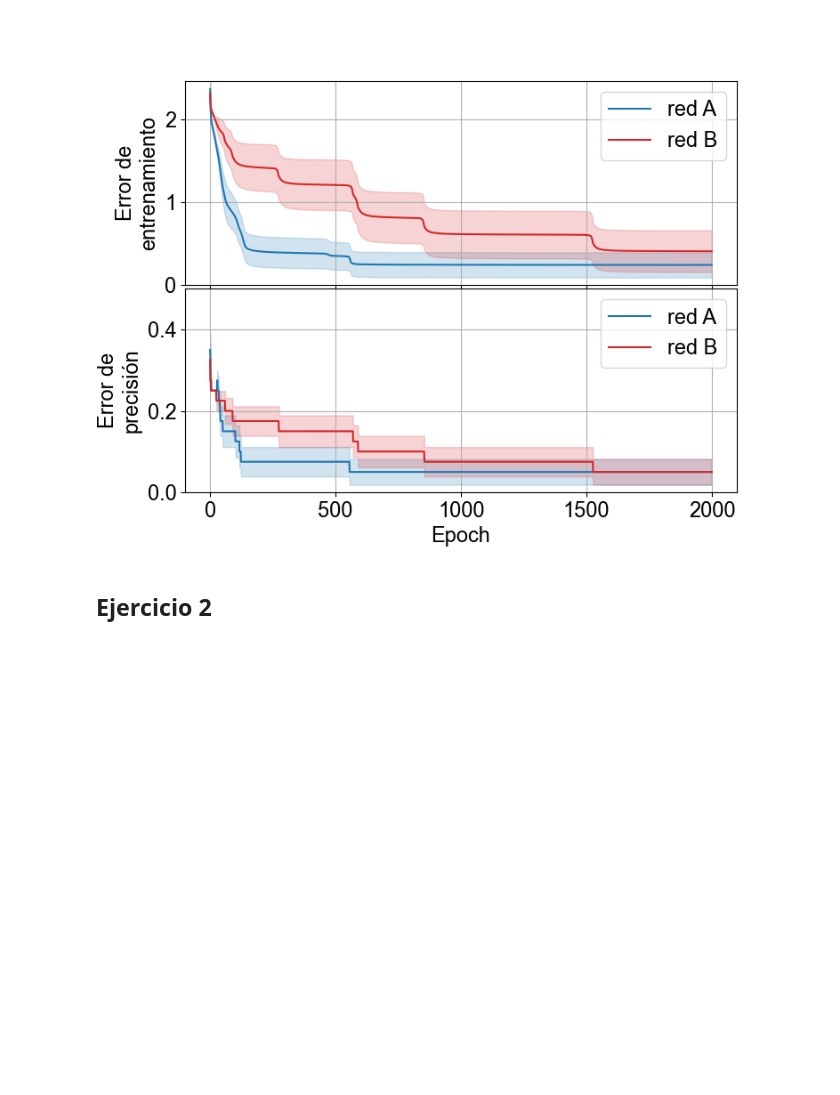
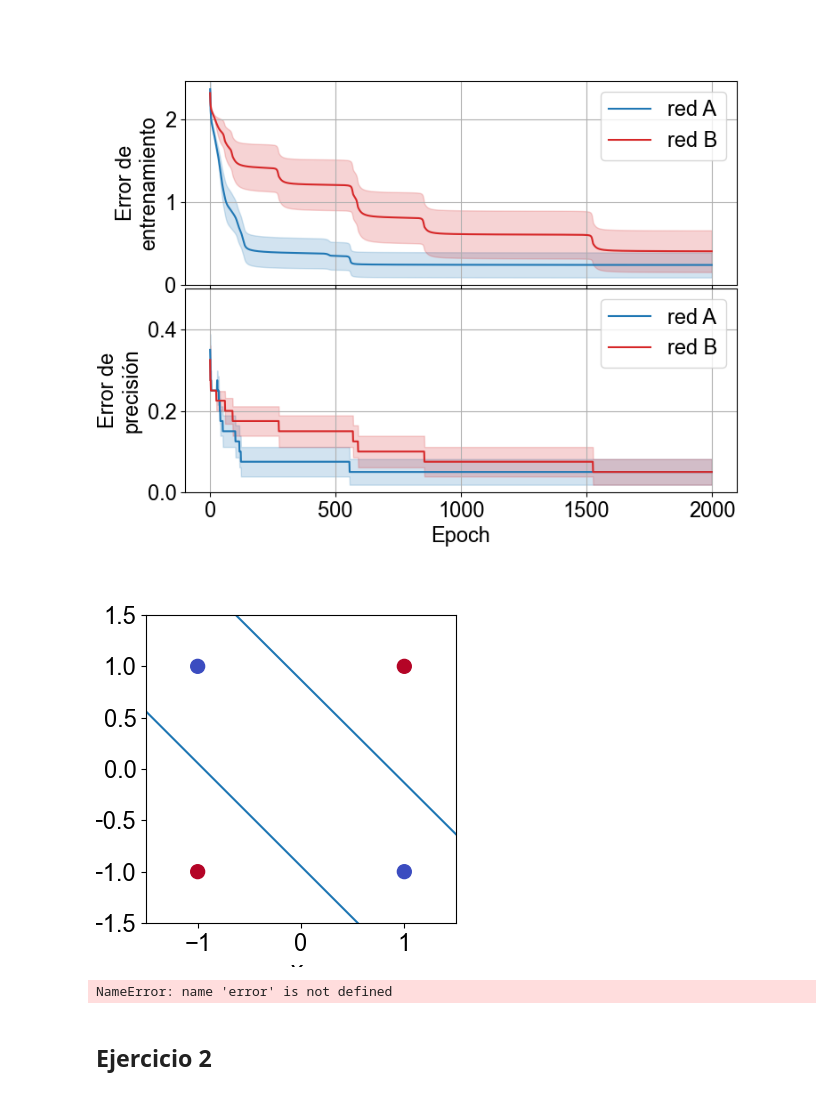
Before and after one commit to Lupama2/RedesNeuronales, a Jupyter notebook: Practicas/practica_4/practica_4_ej_1_y_2.ipynb, the cells around one changed output. Drawn from its saved outputs; the diff is of its cells as text; code cells hidden in the pictures; blank space fills up the shorter version.

```diff
--- a/Practicas/practica_4/practica_4_ej_1_y_2.ipynb
+++ b/Practicas/practica_4/practica_4_ej_1_y_2.ipynb
@@ -206,11 +206,13 @@ def aprendizaje_redes(N_CI, N_epochs, red, x_data, y_data, eta = 0.1):
     validation_mean = np.mean(validation_matrix, axis = 0)
     validation_std = np.std(validation_matrix, axis = 0)/np.sqrt(N_CI)
 
-    return e_loss_mean, e_loss_std, validation_mean, validation_std
+    red_final = model_A[0]
 
-A_e_loss_mean, A_e_loss_std, A_validation_mean, A_validation_std = aprendizaje_redes(N_CI, N_epochs, red_A, x_data, y_data)
+    return e_loss_mean, e_loss_std, validation_mean, validation_std, red_final
 
-B_e_loss_mean, B_e_loss_std, B_validation_mean, B_validation_std = aprendizaje_redes(N_CI, N_epochs, red_B, x_data, y_data)
+A_e_loss_mean, A_e_loss_std, A_validation_mean, A_validation_std, A_red_final = aprendizaje_redes(N_CI, N_epochs, red_A, x_data, y_data)
+
+B_e_loss_mean, B_e_loss_std, B_validation_mean, B_validation_std, B_red_final = aprendizaje_redes(N_CI, N_epochs, red_B, x_data, y_data)
 # %%
 #Grafico
 
@@ -247,6 +249,45 @@ plt.show()
 fig.savefig("Figures/ej_1.pdf", bbox_inches='tight')
 # %% [output]
 [figure]
+# %%
+#Grafico x_data
+fig, ax = plt.subplots(1, 1, figsize = (4,4))
+
+ax.scatter(x_data[:,0], x_data[:,1], c = y_data, cmap = "coolwarm", s = 100)
+#Añado el hiperplano definido por los pesos de cada red
+x_vec = np.linspace(-1.5, 1.5, 100)
+A_pesos_1 = A_red_final["pesos"][0]
+A_pesos_2 = A_red_final["pesos"][1]
+B_pesos_1 = B_red_final["pesos"][0]
+B_pesos_2 = B_red_final["pesos"][1]
+
+#Red A
+y_vec_A_1_1 = -(A_pesos_1[0,0]*x_vec + A_pesos_1[2,0])/A_pesos_1[1,0]
+y_vec_A_1_2 = -(A_pesos_1[0,1]*x_vec + A_pesos_1[2,1])/A_pesos_1[1,1]
+y_vec_A_2 = -(A_pesos_2[0]*x_vec + A_pesos_2[2])/A_pesos_2[1]
+
+
+
+
+ax.plot(x_vec, y_vec_A_1_1, label = "Red A", color = "tab:blue")
+ax.plot(x_vec, y_vec_A_1_2, label = "Red A", color = "tab:blue")
+# ax.plot(x_vec, y_vec_A_2, label = "Red A", color = "tab:blue") #Qué significa este w?
+
+
+
+ax.set_xlabel("$x_1$")
+ax.set_ylabel("$x_2$")
+ax.set_xlim([-1.5, 1.5])
+ax.set_ylim([-1.5, 1.5])
+# ax.set_title("Datos")
+
+plt.show()
+# %% [output]
+[figure, added]
+# %%
+error
+# %% [output]
+NameError: name 'error' is not defined
 # %% [markdown]
 ## Ejercicio 2
 # %%
```
Also changed, not shown: parts of 1 cell of this notebook, 1 other file.
